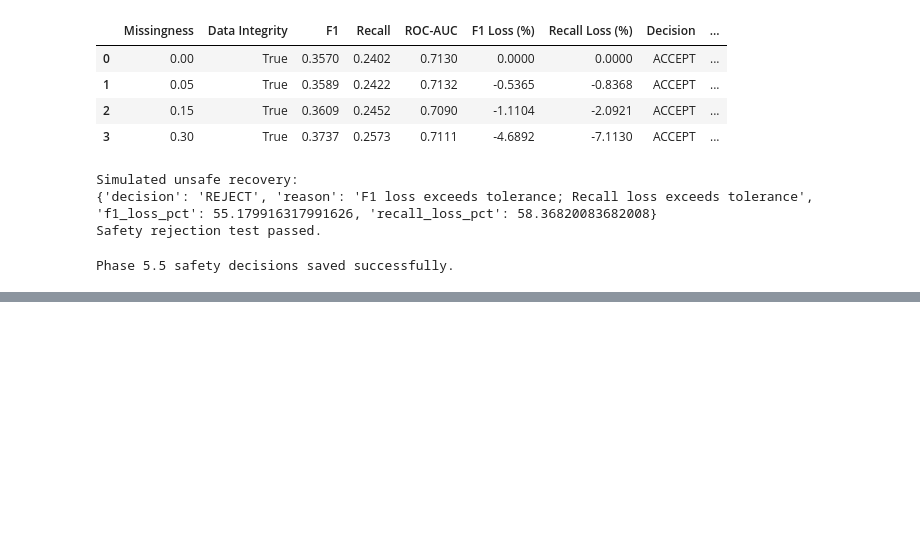
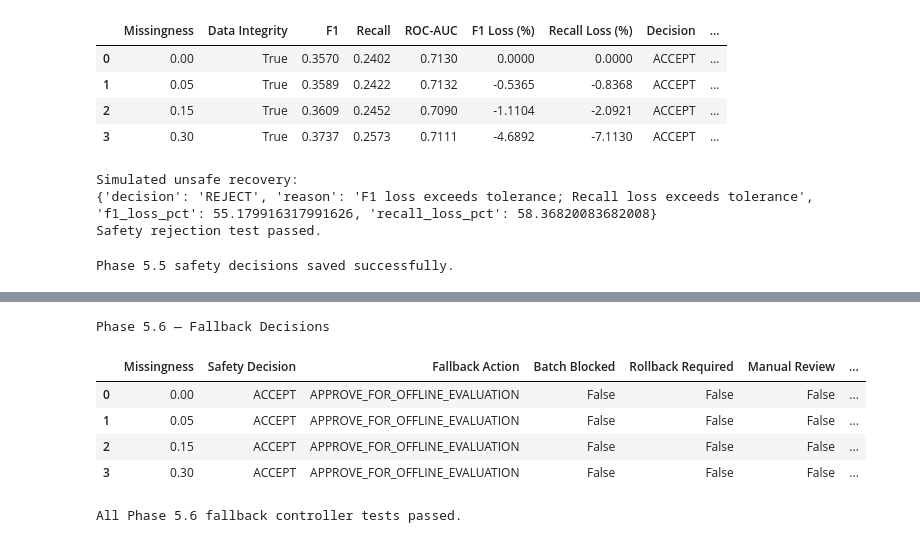
Before and after one commit to divyakapoor23/SHML, a Jupyter notebook: phase5_recovery_validation.ipynb, the cells around one changed output, grey strips where cells are left out. Saved outputs shown, nothing was run; the diff lists cells and outputs as text; code cells hidden in the pictures; blank space fills up the shorter version.

```diff
--- a/phase5_recovery_validation.ipynb
+++ b/phase5_recovery_validation.ipynb
@@ -789,0 +898,79 @@ Phase 5.5 safety decisions saved successfully.
+# %%
+
+fallback_results = []
+
+for _, row in safety_df.iterrows():
+
+    fallback = select_fallback_action(
+        safety_decision=row["Decision"],
+        safe_fallback_available=False
+    )
+
+    fallback_results.append({
+        "Missingness": row["Missingness"],
+        "Safety Decision": row["Decision"],
+        "Fallback Action": fallback["action"],
+        "Batch Blocked": fallback["block_recovered_batch"],
+        "Rollback Required": fallback["rollback_required"],
+        "Manual Review": fallback["manual_review_required"],
+        "Explanation": fallback["explanation"]
+    })
+
+fallback_df = pd.DataFrame(fallback_results)
+
+print("Phase 5.6 — Fallback Decisions")
+display(fallback_df)
+# %% [output]
+Phase 5.6 — Fallback Decisions
+|  | Missingness | Safety Decision | Fallback Action | Batch Blocked | Rollback Required | Manual Review | ... |
+| 0 | 0.00 | ACCEPT | APPROVE_FOR_OFFLINE_EVALUATION | False | False | False | ... |
+| 1 | 0.05 | ACCEPT | APPROVE_FOR_OFFLINE_EVALUATION | False | False | False | ... |
+| 2 | 0.15 | ACCEPT | APPROVE_FOR_OFFLINE_EVALUATION | False | False | False | ... |
+| 3 | 0.30 | ACCEPT | APPROVE_FOR_OFFLINE_EVALUATION | False | False | False | ... |
+# %%
+
+# Test A — Accepted recovery
+test_accept = select_fallback_action(
+    safety_decision="ACCEPT"
+)
+
+assert (
+    test_accept["action"]
+    == "APPROVE_FOR_OFFLINE_EVALUATION"
+)
+
+assert test_accept["block_recovered_batch"] is False
+
+
+# Test B — Rejected recovery, no safe fallback
+test_reject = select_fallback_action(
+    safety_decision="REJECT",
+    safe_fallback_available=False
+)
+
+assert test_reject["action"] == "BLOCK_AND_ESCALATE"
+assert test_reject["block_recovered_batch"] is True
+assert test_reject["manual_review_required"] is True
+
+
+# Test C — Rejected recovery, validated fallback available
+# Hypothetical control-flow test only
+test_fallback = select_fallback_action(
+    safety_decision="REJECT",
+    safe_fallback_available=True
+)
+
+assert test_fallback["action"] == "USE_APPROVED_FALLBACK"
+assert test_fallback["block_recovered_batch"] is True
+
+
+# Test D — Invalid safety decision
+try:
+    select_fallback_action("UNKNOWN")
+    raise AssertionError("Invalid decision was not rejected")
+except ValueError:
+    pass
+
+print("All Phase 5.6 fallback controller tests passed.")
+# %% [output]
+All Phase 5.6 fallback controller tests passed.
```
Also changed, not shown: parts of 9 cells of this notebook, 6 other files.
